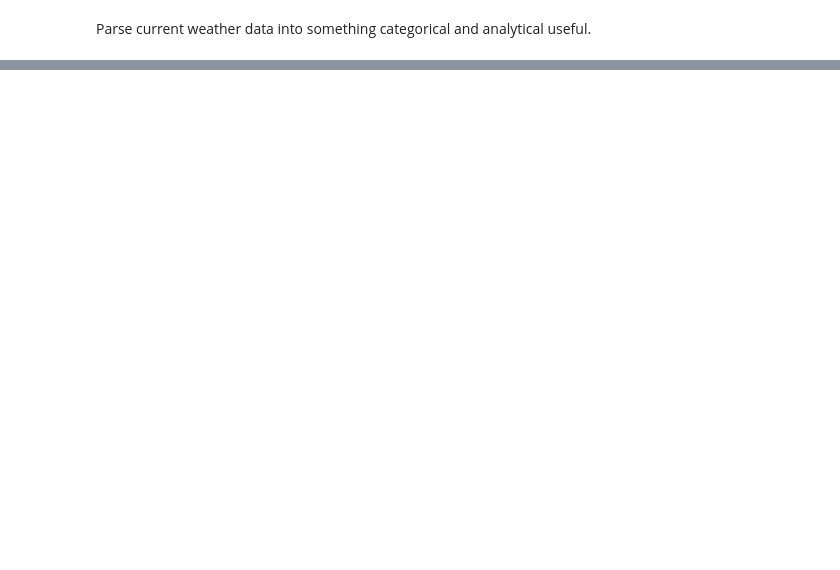
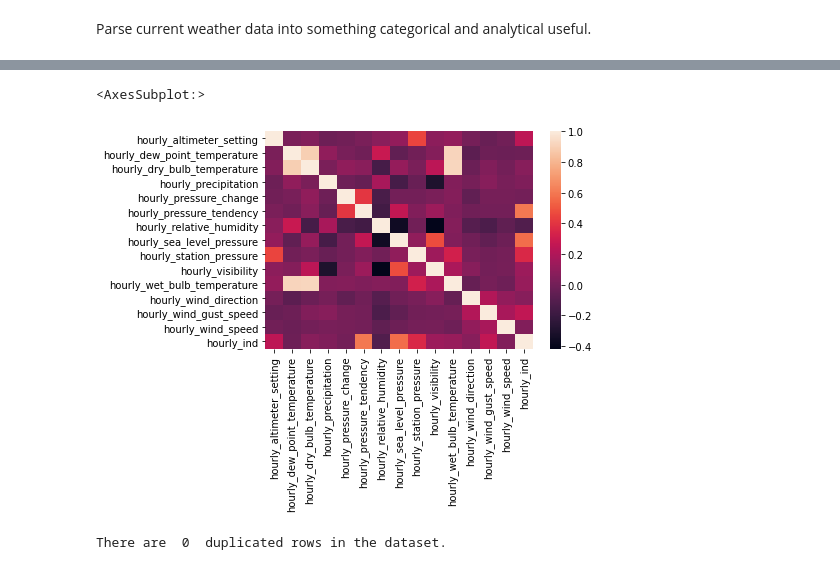
Before and after one commit to cartertate12/weather_predict, a Jupyter notebook: predictor.ipynb, the cells around one changed output, grey strips where cells are left out. Saved outputs shown, nothing was run; the diff lists cells and outputs as text; code cells hidden in the pictures; blank space fills up the shorter version.

```diff
--- a/predictor.ipynb
+++ b/predictor.ipynb
@@ -100,5 +128,8 @@ for ele in dfDict.values():
 
 #for numerical columns in the hourly data, make them truly numerical
 dfDict['hourly'] = CleanHourlyColumns(dfDict['hourly'])
+
+df = dfDict['hourly']
+df = df.drop(['report_type','source','rem','report_type_1','source_1'],axis=1)
 # %% [output]
 Columns (21,27,28,29,30,31,36,37,38,42,43,49,50,52,54,57,59,60,61,62,64,115,118,120) have mixed types.Specify dtype option on import or set low_memory=False.
@@ -140,0 +197,9 @@ KeyError: '-FZ:8'
+# %%
+sns.heatmap(df.corr())
+# %% [output]
+<AxesSubplot:>
+[figure, added]
+# %%
+print('There are ',df.duplicated().sum(),' duplicated rows in the dataset.')
+# %% [output]
+There are  0  duplicated rows in the dataset.
```
Also changed, not shown: parts of 23 cells of this notebook.
